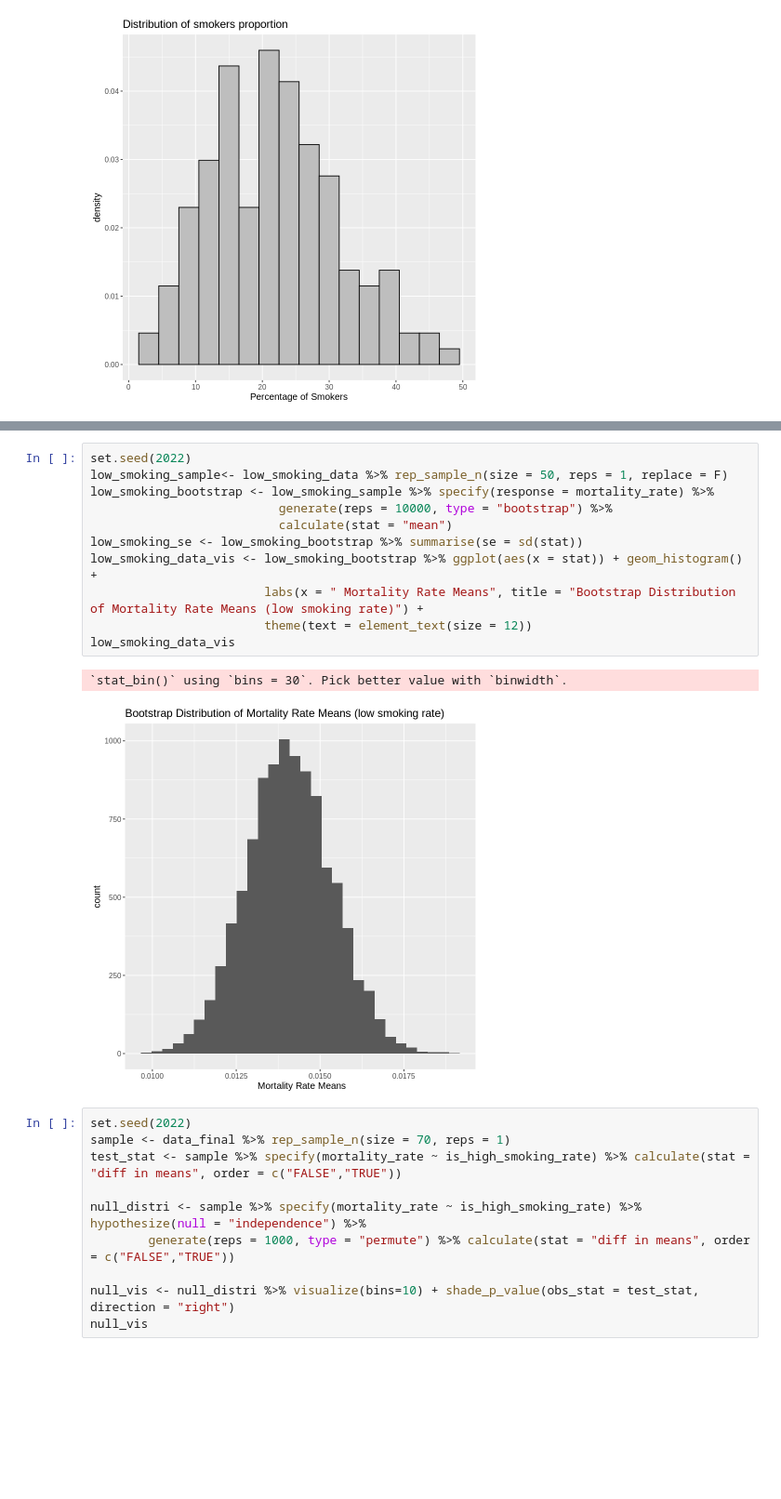
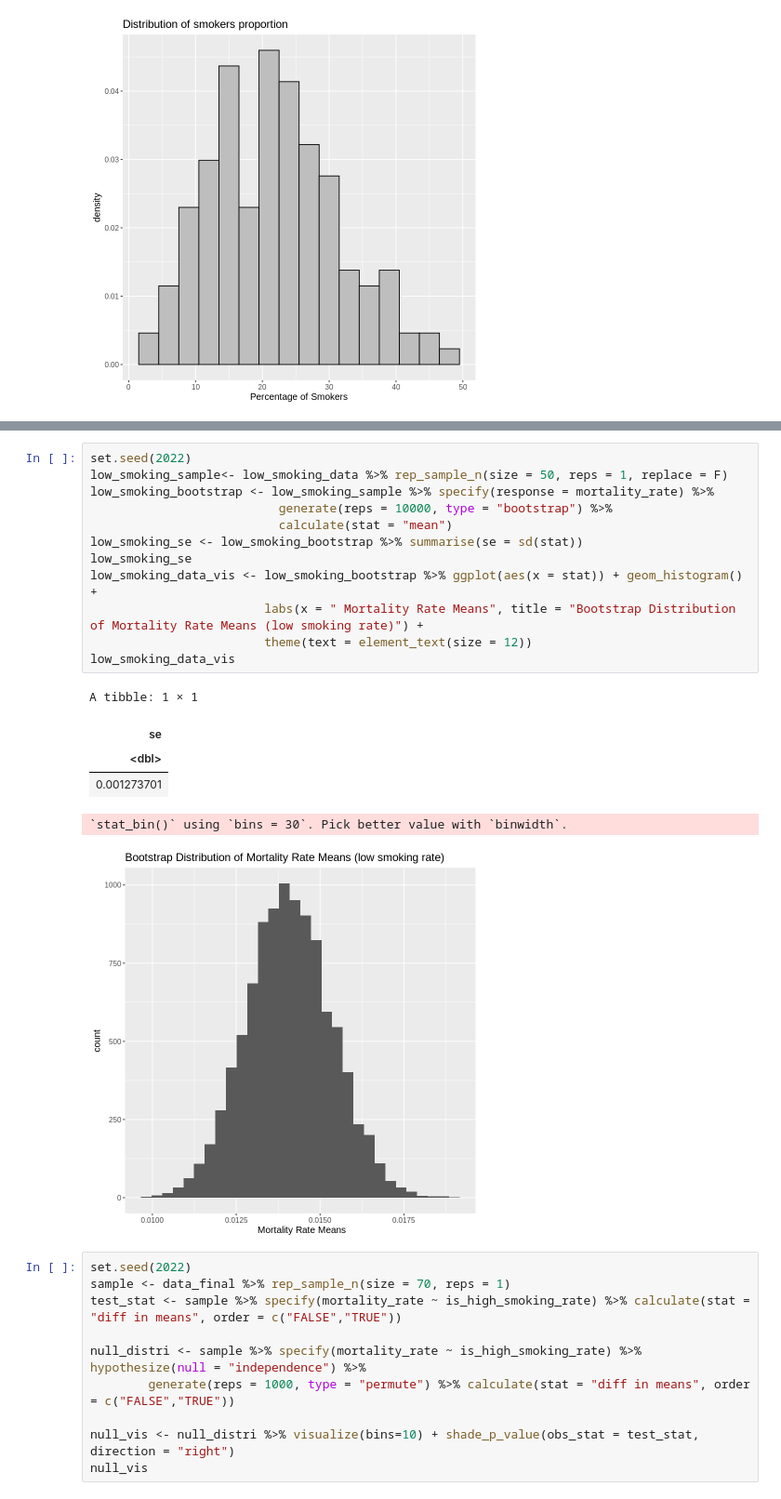
Before and after one commit to RayNguyent/STAT-201-Project, a Jupyter notebook: Proposal.ipynb, the cells around one changed output, grey strips where cells are left out. Shown at 93% size. Cells and saved outputs as stored; diff of their text form; blank space fills up the shorter version.

```diff
--- a/Proposal.ipynb
+++ b/Proposal.ipynb
@@ -96,16 +145,21 @@ high_smoking_data_vis
 # %%
 set.seed(2022)
 low_smoking_sample<- low_smoking_data %>% rep_sample_n(size = 50, reps = 1, replace = F)
 low_smoking_bootstrap <- low_smoking_sample %>% specify(response = mortality_rate) %>%
                           generate(reps = 10000, type = "bootstrap") %>%
                           calculate(stat = "mean")
 low_smoking_se <- low_smoking_bootstrap %>% summarise(se = sd(stat))
+low_smoking_se
 low_smoking_data_vis <- low_smoking_bootstrap %>% ggplot(aes(x = stat)) + geom_histogram() +
                         labs(x = " Mortality Rate Means", title = "Bootstrap Distribution of Mortality Rate Means (low smoking rate)") +
                         theme(text = element_text(size = 12))
 low_smoking_data_vis
 # %% [output]
-`stat_bin()` using `bins = 30`. Pick better value with `binwidth`.
+A tibble: 1 × 1
+| se |
+| <dbl> |
+| 0.001273701 |
+`stat_bin()` using `bins = 30`. Pick better value with `binwidth`.
 [figure]
 # %%
 set.seed(2022)
```
Also changed, not shown: parts of 16 cells of this notebook.
